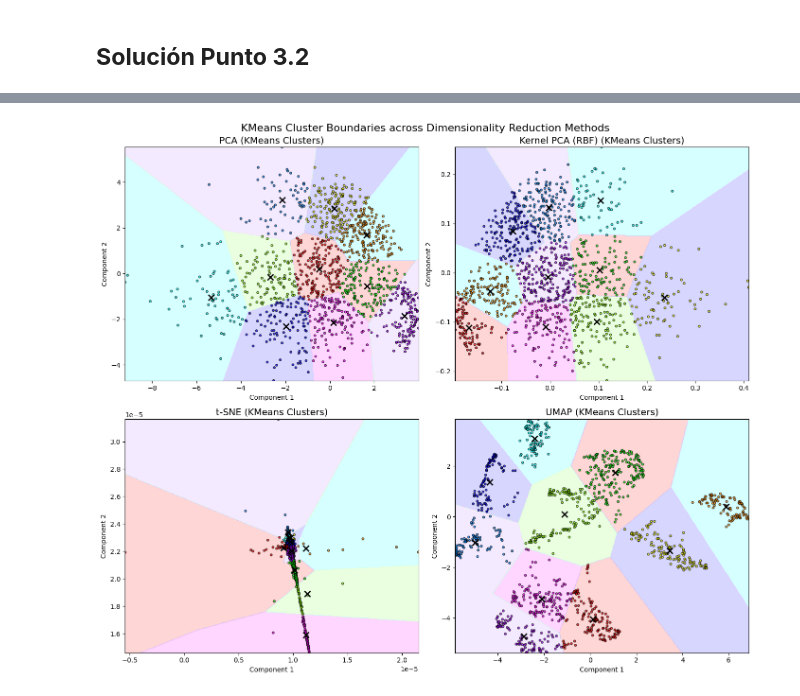
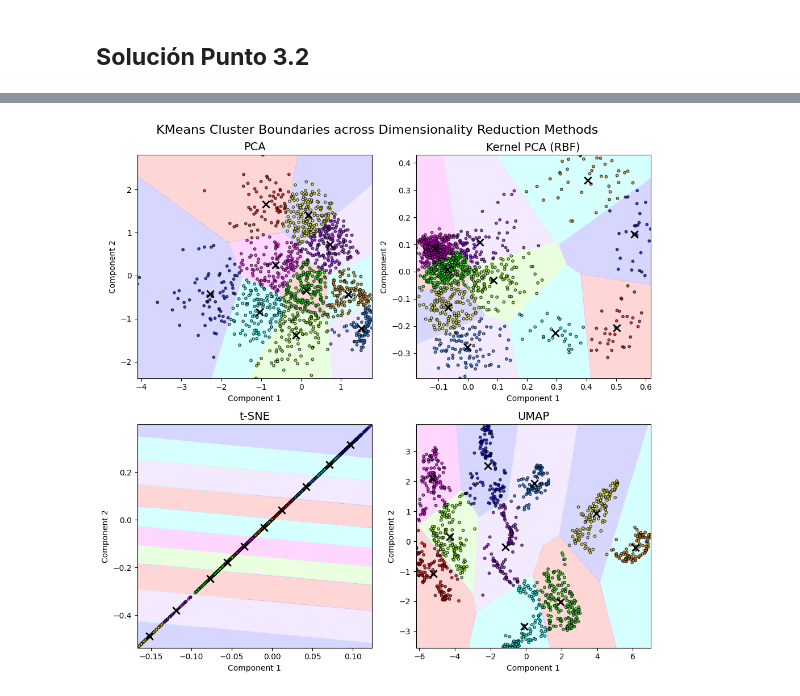
Before and after one commit to JuanJGalindo/ML-Theory, a Jupyter notebook: Tarea6/ReduccionDimension.ipynb, the cells around one changed output, grey strips where cells are left out. Drawn from its saved outputs; the diff is of its cells as text; code cells hidden in the pictures.

```diff
--- a/Tarea6/ReduccionDimension.ipynb
+++ b/Tarea6/ReduccionDimension.ipynb
@@ -727,35 +727,42 @@ plt.show()
 import numpy as np
 import pandas as pd
 from matplotlib.colors import ListedColormap
+
 from cuml.cluster import KMeans
-from sklearn.metrics import silhouette_score
 from cuml.decomposition import PCA
 from sklearn.decomposition import KernelPCA
-from cuml.manifold import UMAP, TSNE
+from cuml.manifold import TSNE, UMAP
+from sklearn.metrics import silhouette_score
+from sklearn.preprocessing import StandardScaler
+
+# Data Scaling
+Xsc = X_train#StandardScaler().fit_transform(X_train)
+
+# Cambie entre X_train y StandardScaler para comparar rendimientos con MinMax y StandardScaler
 
 # Reduction Functions
 def reducePCA(X):
-  model = PCA(n_components=2)
+  model = PCA(n_components=2, whiten=True)
   return model.fit_transform(X)
 
 def reduceKPCA(X):
-  model = KernelPCA(n_components=2, kernel='rbf')
+  model = KernelPCA(n_components=2, kernel='rbf', gamma=0.03, random_state=42)
   return model.fit_transform(X)
 
 def reduceTSNE(X):
-  model = TSNE(n_components=2)
+  model = TSNE(n_components=2, perplexity=20, random_state=42)
   return model.fit_transform(X)
 
 def reduceUMAP(X):
-  model = UMAP(n_components=2)
+  model = UMAP(n_components=2, n_neighbors=15, random_state=42)
   return model.fit_transform(X)
 
 # Dimensionality Reduction Methods
 methods = {
-    'PCA': reducePCA(X_train),
-    'Kernel PCA (RBF)': reduceKPCA(X_train),
-    't-SNE': reduceTSNE(X_train),
-    'UMAP': reduceUMAP(X_train)
+    'PCA': reducePCA(Xsc),
+    'Kernel PCA (RBF)': reduceKPCA(Xsc),
+    't-SNE': reduceTSNE(Xsc),
+    'UMAP': reduceUMAP(Xsc)
 }
 
 # Cluster with KMeans (10 clusters for digits)
@@ -763,7 +770,7 @@ kmeans_models = {name: KMeans(n_clusters=10, init='scalable-k-means++', random_s
                  for name, Xr in methods.items()}
 
 # Decision Boundaries Plot
-fig, axes = plt.subplots(2, 2, figsize=(14, 12))
+fig, axes = plt.subplots(2, 2, figsize=(10, 10))
 axes = axes.ravel()
 
 cmap_light = ListedColormap([
@@ -798,9 +805,10 @@ for ax, (name, Xr) in zip(axes, methods.items()):
     centers = kmeans.cluster_centers_
     ax.scatter(centers[:, 0], centers[:, 1], c='black', s=80, marker='x', linewidths=2)
 
-    ax.set_title(f"{name} (KMeans Clusters)", fontsize=14)
+    ax.set_title(f"{name}", fontsize=14)
     ax.set_xlabel("Component 1")
     ax.set_ylabel("Component 2")
+
 
 plt.suptitle("KMeans Cluster Boundaries across Dimensionality Reduction Methods", fontsize=16)
 plt.tight_layout()
@@ -810,3 +818,3 @@ plt.show()
-[figure, old version]
+[figure, new version]
 # %%
 # Clustering and Silhouette Coefficient
```
Also changed, not shown: parts of 9 cells of this notebook.
